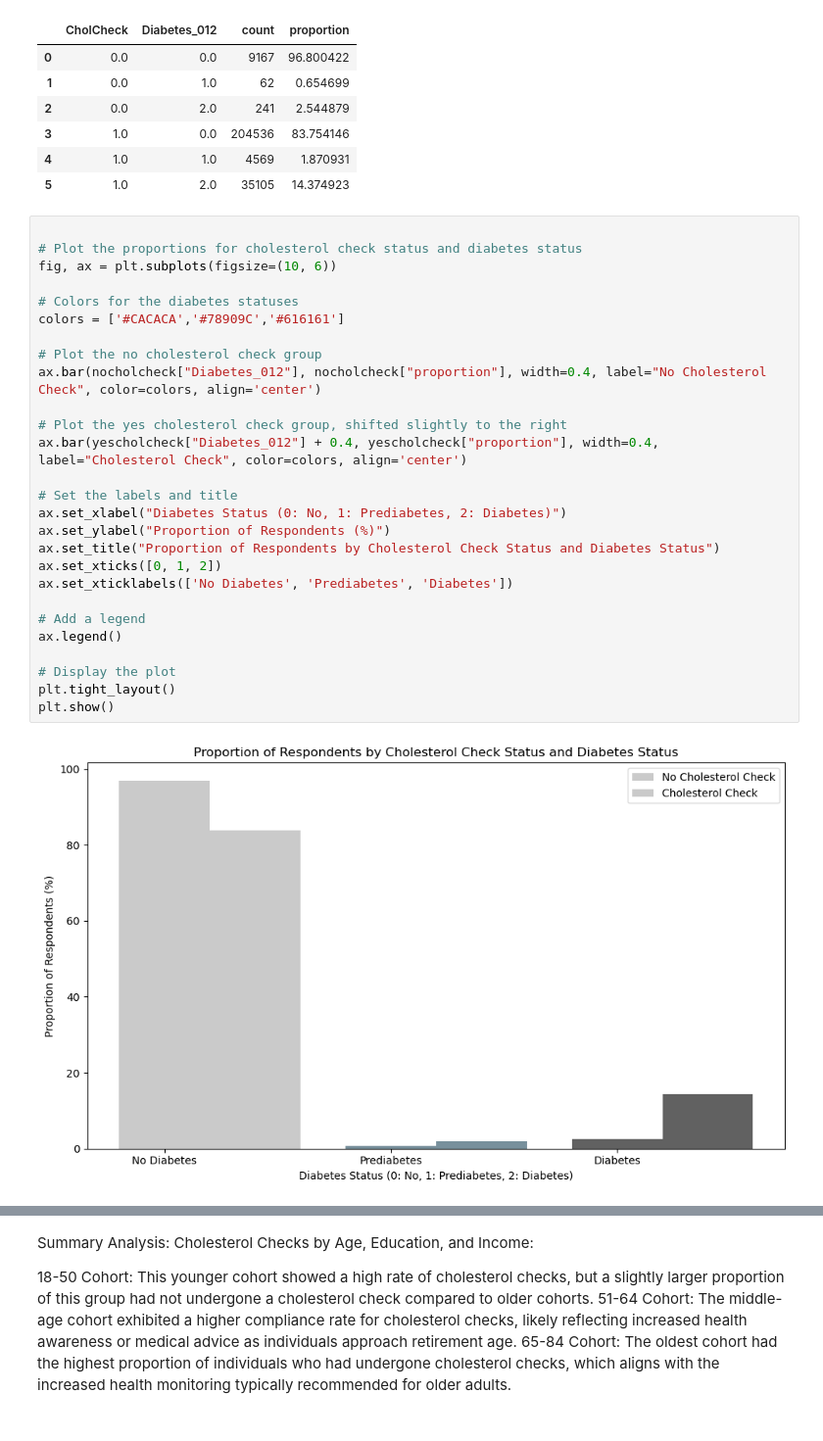
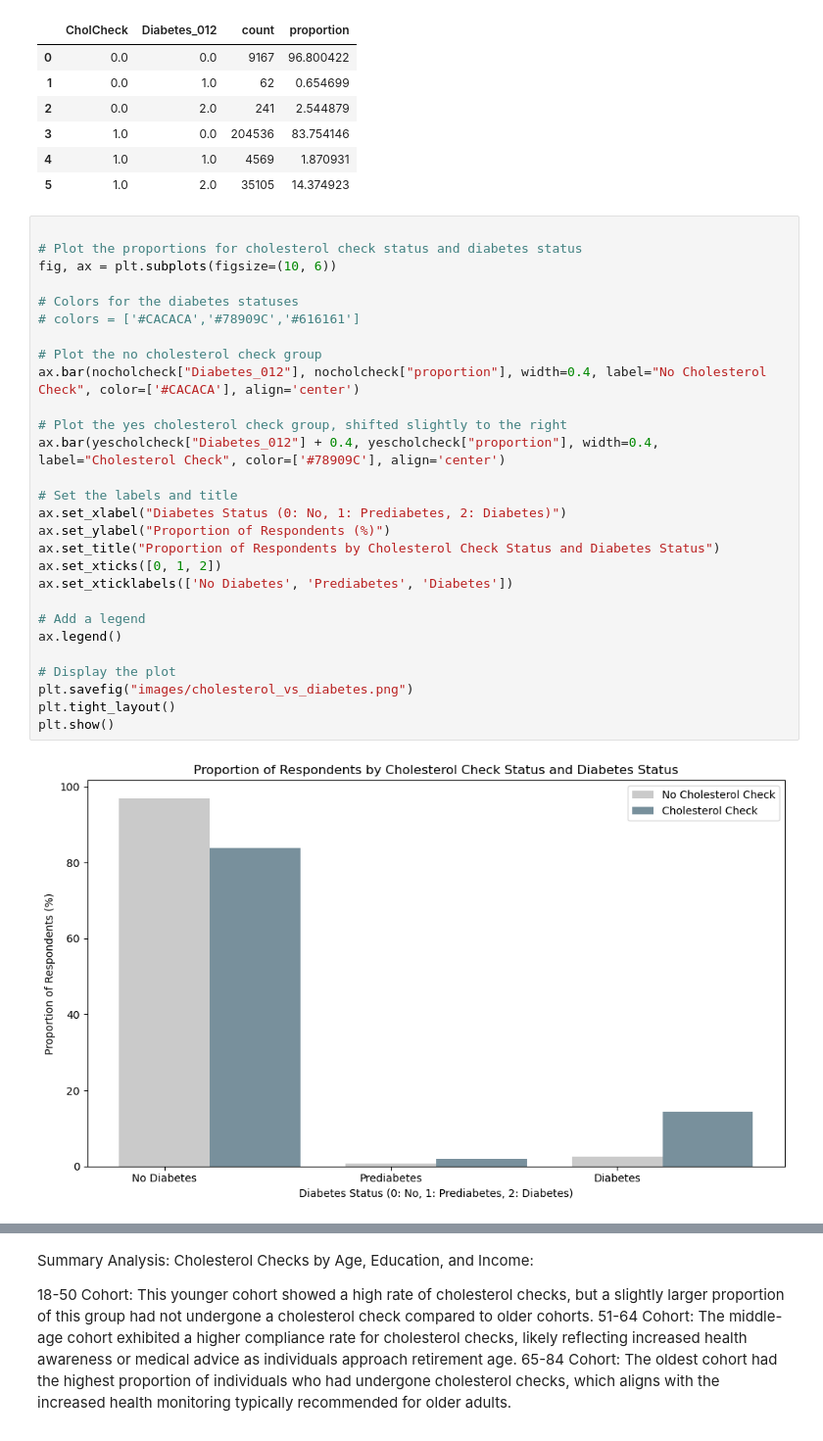
Before and after one commit to williamlevine/project-one, a Jupyter notebook: main_notebook.ipynb, the cells around one changed output, grey strips where cells are left out. Shown: that part at 98% size. Saved outputs shown, nothing was run; the diff lists cells and outputs as text.

```diff
--- a/main_notebook.ipynb
+++ b/main_notebook.ipynb
@@ -120,32 +120,33 @@ cholcheck_stack
 # %%
 
 # Plot the proportions for cholesterol check status and diabetes status
 fig, ax = plt.subplots(figsize=(10, 6))
 
 # Colors for the diabetes statuses
-colors = ['#CACACA','#78909C','#616161']
+# colors = ['#CACACA','#78909C','#616161']
 
 # Plot the no cholesterol check group
-ax.bar(nocholcheck["Diabetes_012"], nocholcheck["proportion"], width=0.4, label="No Cholesterol Check", color=colors, align='center')
+ax.bar(nocholcheck["Diabetes_012"], nocholcheck["proportion"], width=0.4, label="No Cholesterol Check", color=['#CACACA'], align='center')
 
 # Plot the yes cholesterol check group, shifted slightly to the right
-ax.bar(yescholcheck["Diabetes_012"] + 0.4, yescholcheck["proportion"], width=0.4, label="Cholesterol Check", color=colors, align='center')
+ax.bar(yescholcheck["Diabetes_012"] + 0.4, yescholcheck["proportion"], width=0.4, label="Cholesterol Check", color=['#78909C'], align='center')
 
 # Set the labels and title
 ax.set_xlabel("Diabetes Status (0: No, 1: Prediabetes, 2: Diabetes)")
 ax.set_ylabel("Proportion of Respondents (%)")
 ax.set_title("Proportion of Respondents by Cholesterol Check Status and Diabetes Status")
 ax.set_xticks([0, 1, 2])
 ax.set_xticklabels(['No Diabetes', 'Prediabetes', 'Diabetes'])
 
 # Add a legend
 ax.legend()
 
 # Display the plot
+plt.savefig("images/cholesterol_vs_diabetes.png")
 plt.tight_layout()
 plt.show()
 # %% [output]
-[figure, old version]
+[figure, new version]
 # %%
 
 # Group by cholesterol check status and diabetes status
```
Also changed, not shown: parts of 10 cells of this notebook, 10 other files.
